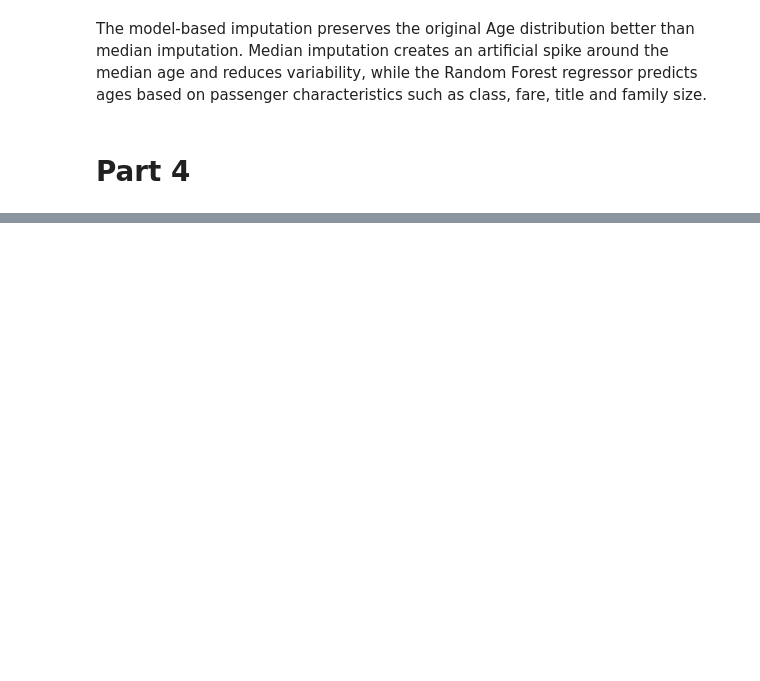
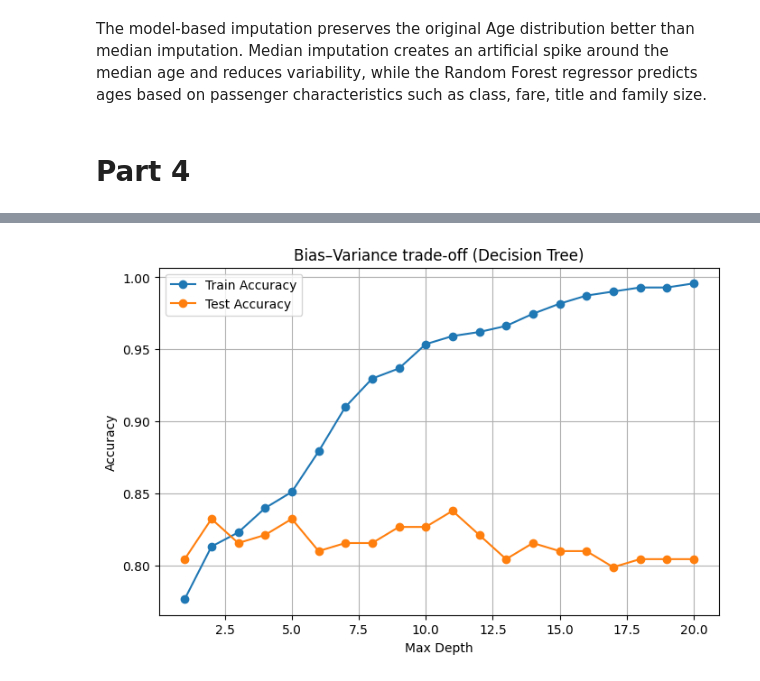
Before and after one commit to Katpst/ML, a Jupyter notebook: Tree_based_models.ipynb, the cells around one changed output, grey strips where cells are left out. Drawn from its saved outputs; the diff is of its cells as text; code cells hidden in the pictures; blank space fills up the shorter version.

```diff
--- a/Tree_based_models.ipynb
+++ b/Tree_based_models.ipynb
@@ -345,0 +440,25 @@ results_df
+# %%
+from sklearn.tree import DecisionTreeClassifier
+
+train_acc = []
+test_acc = []
+depths = range(1, 21)
+
+for d in depths:
+    tree = DecisionTreeClassifier(max_depth=d, random_state=42)
+    tree.fit(X_train, y_train)
+
+    train_acc.append(tree.score(X_train, y_train))
+    test_acc.append(tree.score(X_test, y_test))
+
+plt.figure(figsize=(8,5))
+plt.plot(depths, train_acc, marker="o", label="Train Accuracy")
+plt.plot(depths, test_acc, marker="o", label="Test Accuracy")
+plt.xlabel("Max Depth")
+plt.ylabel("Accuracy")
+plt.title("Bias–Variance trade-off (Decision Tree)")
+plt.legend()
+plt.grid(True)
+plt.show()
+# %% [output]
+[figure, added]
```
Also changed, not shown: parts of 9 cells of this notebook.
